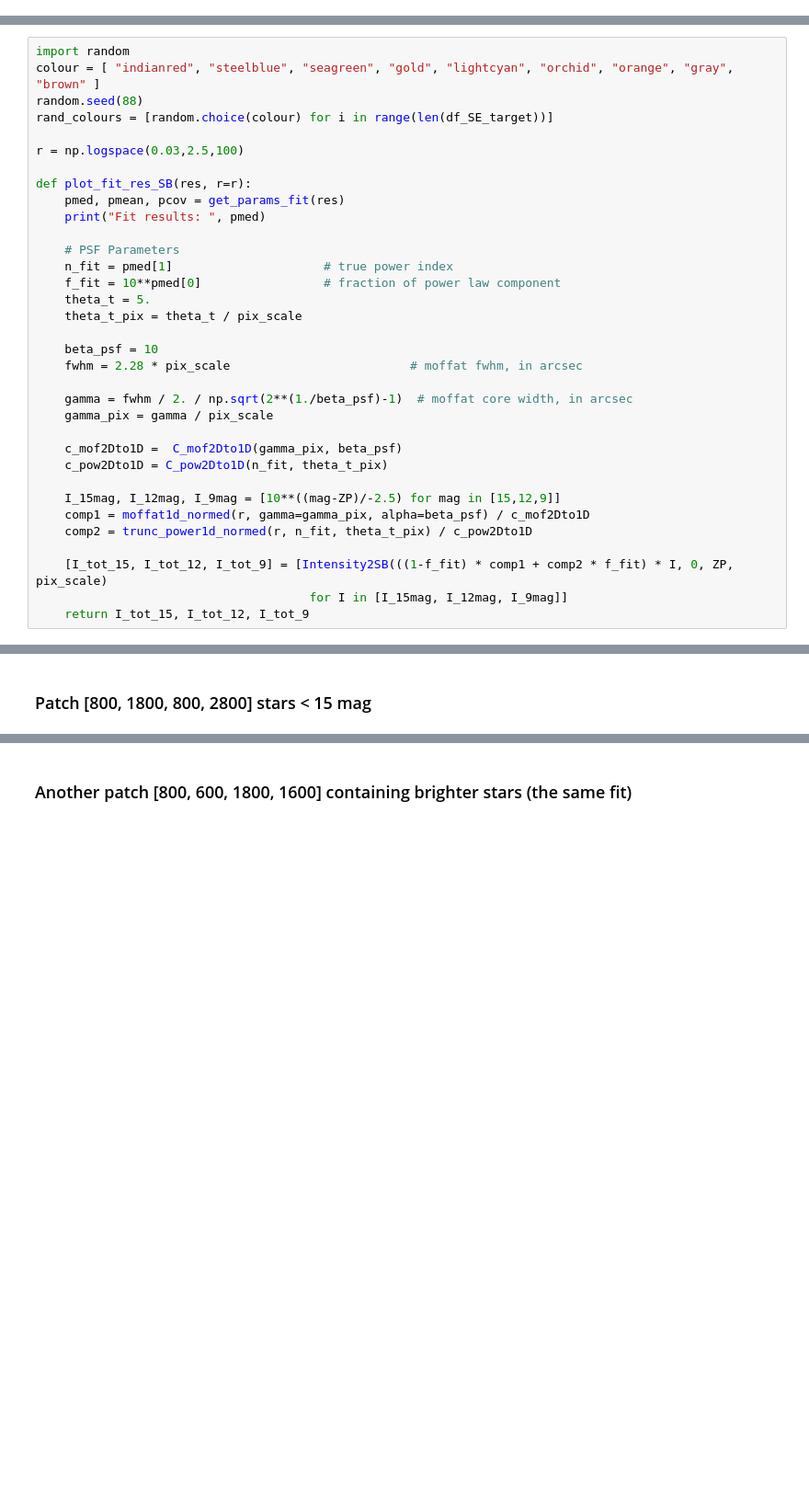
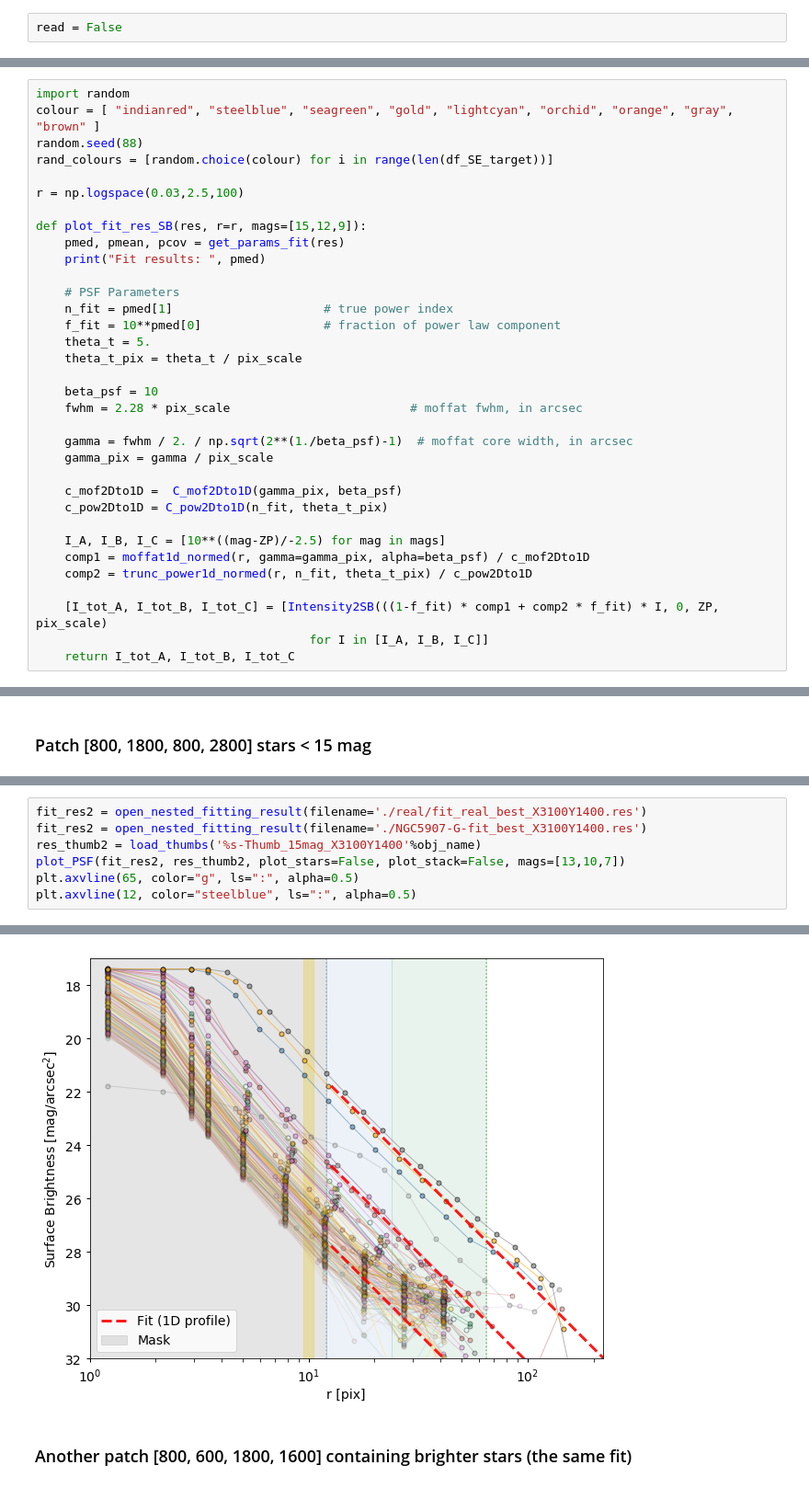
Before and after one commit to qliu4676/elderflower, a Jupyter notebook: demos/Measure_SE_APASS_demo.ipynb, the cells around one changed output, grey strips where cells are left out. Shown at 92% size. Saved outputs shown, nothing was run; the diff lists cells and outputs as text; blank space fills up the shorter version.

Commit message:
integrate fitting mock

```diff
--- a/demos/Measure_SE_APASS_demo.ipynb
+++ b/demos/Measure_SE_APASS_demo.ipynb
@@ -248,5 +232,7 @@ def compute_Rnorm_batch(tab_SE_target, SE_catalog=SE_cat_full, R=8, wid=0.5, ret
         sky_mean = np.median(bkg)
         res_Rnorm[i] = np.array([z_mean, z_med, z_std, sky_mean])
     return res_Rnorm, res_thumb
+# %%
+read = False
 # %%
 if read is False:
@@ -294,7 +291,7 @@ rand_colours = [random.choice(colour) for i in range(len(df_SE_target))]
 
 r = np.logspace(0.03,2.5,100)
 
-def plot_fit_res_SB(res, r=r):
+def plot_fit_res_SB(res, r=r, mags=[15,12,9]):
     pmed, pmean, pcov = get_params_fit(res)
     print("Fit results: ", pmed)
 
@@ -313,10 +310,10 @@ def plot_fit_res_SB(res, r=r):
     c_mof2Dto1D =  C_mof2Dto1D(gamma_pix, beta_psf)
     c_pow2Dto1D = C_pow2Dto1D(n_fit, theta_t_pix)
 
-    I_15mag, I_12mag, I_9mag = [10**((mag-ZP)/-2.5) for mag in [15,12,9]]
+    I_A, I_B, I_C = [10**((mag-ZP)/-2.5) for mag in mags]
     comp1 = moffat1d_normed(r, gamma=gamma_pix, alpha=beta_psf) / c_mof2Dto1D
     comp2 = trunc_power1d_normed(r, n_fit, theta_t_pix) / c_pow2Dto1D
 
-    [I_tot_15, I_tot_12, I_tot_9] = [Intensity2SB(((1-f_fit) * comp1 + comp2 * f_fit) * I, 0, ZP, pix_scale)
-                                      for I in [I_15mag, I_12mag, I_9mag]]
-    return I_tot_15, I_tot_12, I_tot_9
+    [I_tot_A, I_tot_B, I_tot_C] = [Intensity2SB(((1-f_fit) * comp1 + comp2 * f_fit) * I, 0, ZP, pix_scale)
+                                      for I in [I_A, I_B, I_C]]
+    return I_tot_A, I_tot_B, I_tot_C
@@ -386,0 +375,8 @@ ValueError: too many values to unpack (expected 4)
+# %%
+fit_res2 = open_nested_fitting_result(filename='./real/fit_real_best_X3100Y1400.res')
+fit_res2 = open_nested_fitting_result(filename='./NGC5907-G-fit_best_X3100Y1400.res')
+res_thumb2 = load_thumbs('%s-Thumb_15mag_X3100Y1400'%obj_name)
+plot_PSF(fit_res2, res_thumb2, plot_stars=False, plot_stack=False, mags=[13,10,7])
+plt.axvline(65, color="g", ls=":", alpha=0.5)
+plt.axvline(12, color="steelblue", ls=":", alpha=0.5)
+# %% [output]
@@ -387,3 +386,4 @@ ValueError: too many values to unpack (expected 4)
+[figure, added]
 # %% [markdown]
 ### Another patch [800, 600, 1800, 1600]  containing brighter stars (the same fit)
 # %%
```
Also changed, not shown: parts of 16 cells of this notebook, 2 other files.
